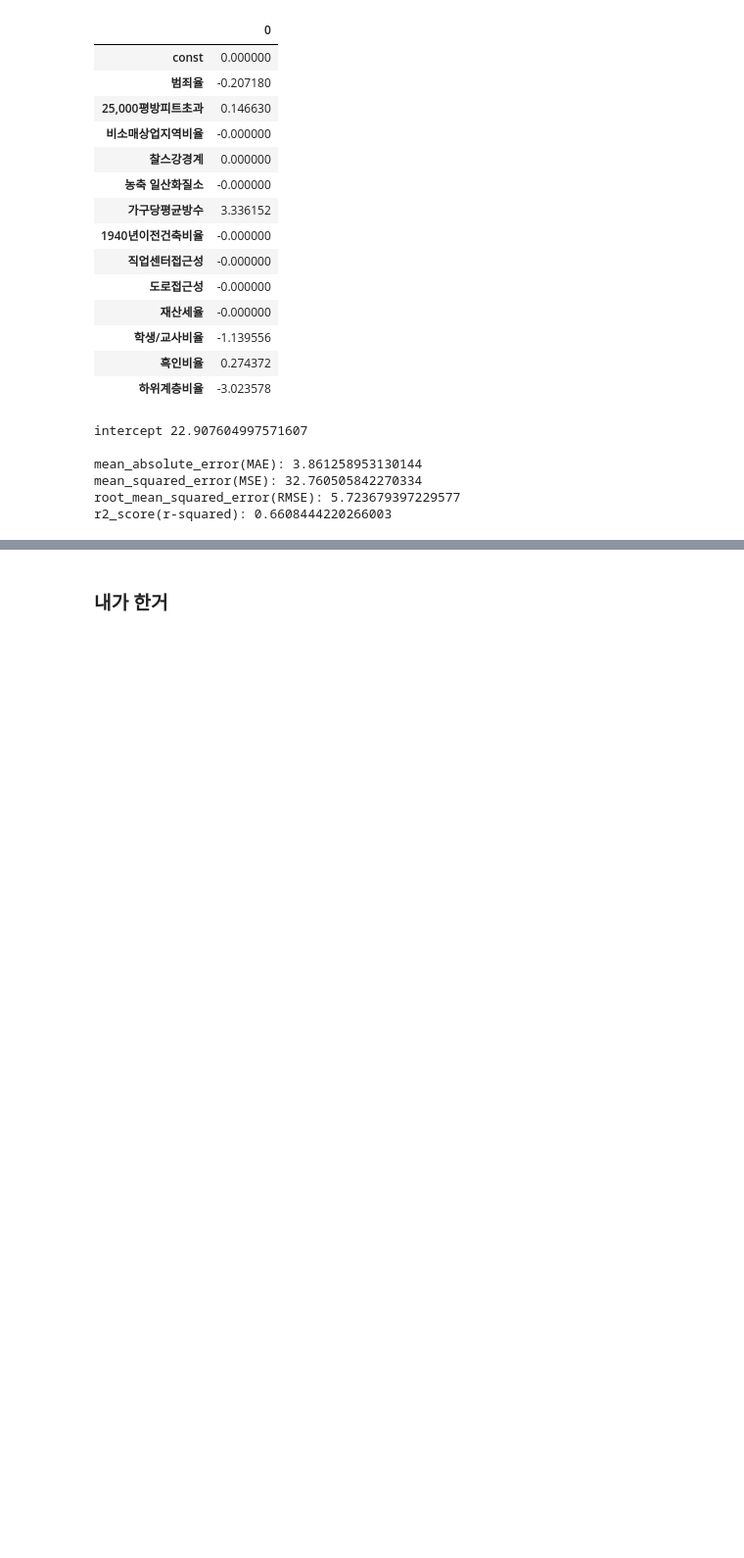
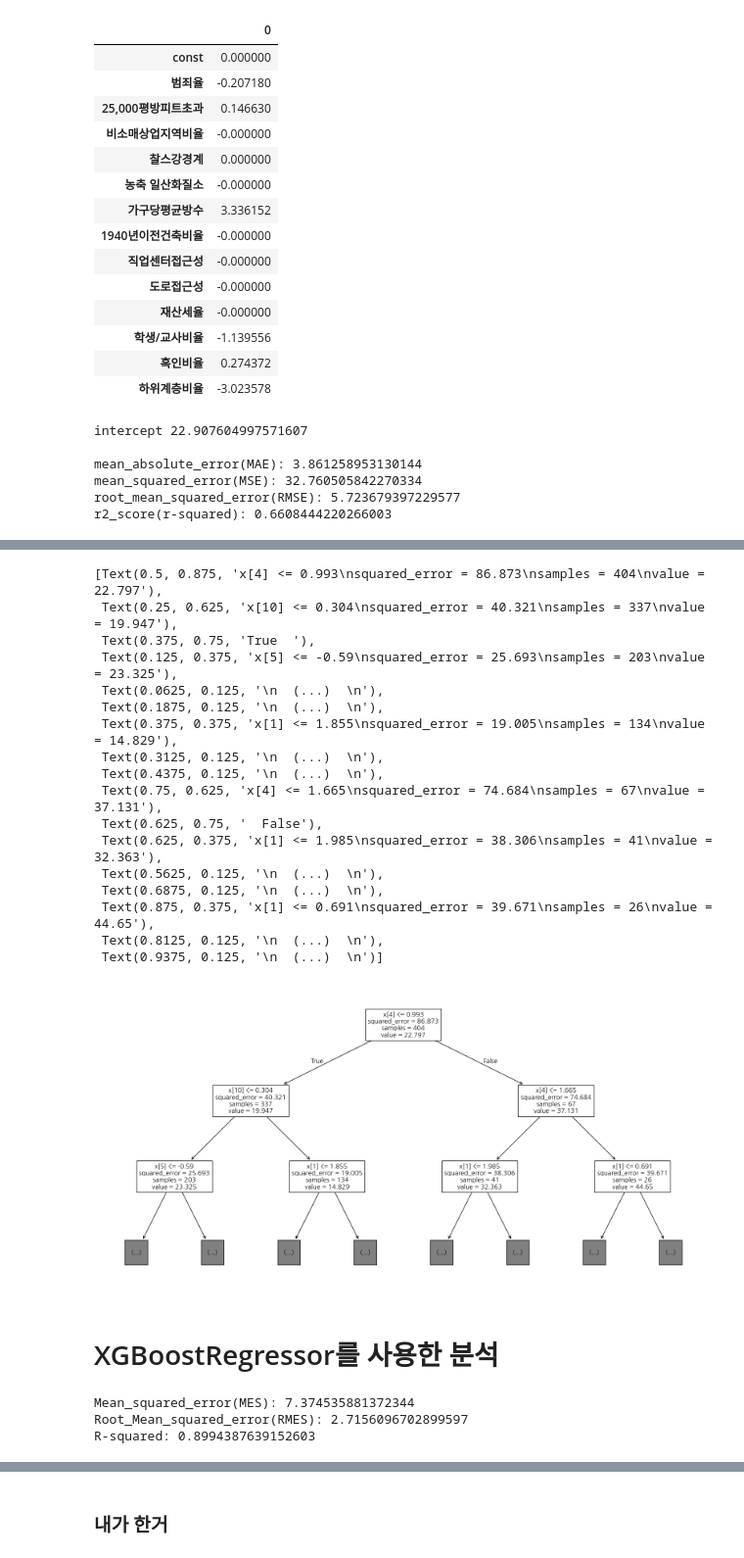
Before and after one commit to Minseos/-, a Jupyter notebook: 06_machine_learning/14_회귀분석_보스턴집값예측_라쏘_릿지_엘라스틱넷_내가.ipynb, the cells around one changed output, grey strips where cells are left out. Shown at 98% size. Cells and saved outputs as stored; diff of their text form; code cells hidden in the pictures; blank space fills up the shorter version.

```diff
--- a/06_machine_learning/14_회귀분석_보스턴집값예측_라쏘_릿지_엘라스틱넷_내가.ipynb
+++ b/06_machine_learning/14_회귀분석_보스턴집값예측_라쏘_릿지_엘라스틱넷_내가.ipynb
@@ -472,0 +492,7 @@ r2_score(r-squared): 0.6608444220266003
+# %%
+ridge = Ridge(alpha=3.0)
+ridge.fit(X2_train, y2_train)
+pred = ridge.predict(X2_test)
+print('Mean_squared_error(MES):', mean_squared_error(y2_test, pred))
+print('Root_Mean_squared_error(RMES):', np.sqrt(mean_squared_error(y2_test, pred)))
+print('R-squared:', r2_score(y2_test, pred))
@@ -472,0 +503,7 @@ r2_score(r-squared): 0.6608444220266003
+# %%
+ridge = Ridge(alpha=30.0)
+ridge.fit(X2_train, y2_train)
+pred = ridge.predict(X2_test)
+print('Mean_squared_error(MES):', mean_squared_error(y2_test, pred))
+print('Root_Mean_squared_error(RMES):', np.sqrt(mean_squared_error(y2_test, pred)))
+print('R-squared:', r2_score(y2_test, pred))
@@ -472,0 +518,7 @@ r2_score(r-squared): 0.6608444220266003
+# %%
+el_net = ElasticNet(alpha=1.0, l1_ratio=0.5)
+el_net.fit(X2_train, y2_train)
+pred = el_net.predict(X2_test)
+print('Mean_squared_error(MES):', mean_squared_error(y2_test, pred))
+print('Root_Mean_squared_error(RMES):', np.sqrt(mean_squared_error(y2_test, pred)))
+print('R-squared:', r2_score(y2_test, pred))
@@ -472,0 +537,9 @@ r2_score(r-squared): 0.6608444220266003
+# %%
+for i in range(1,11):
+    dtr = DecisionTreeRegressor(max_depth = i, random_state=7)
+    dtr.fit(X2_train, y2_train)
+    pred = dtr.predict(X2_test)
+    print('max_depth : ', i)
+    print('Mean_squared_error(MES):', mean_squared_error(y2_test, pred))
+    print('Root_Mean_squared_error(RMES):', np.sqrt(mean_squared_error(y2_test, pred)))
+    print('R-squared:', r2_score(y2_test, pred))
@@ -472,0 +579,25 @@ r2_score(r-squared): 0.6608444220266003
+# %%
+from sklearn.tree import plot_tree
+plt.figure(figsize=(20,10))
+plot_tree(dtr, max_depth=2)
+# %% [output]
+[Text(0.5, 0.875, 'x[4] <= 0.993\nsquared_error = 86.873\nsamples = 404\nvalue = 22.797'),
+ Text(0.25, 0.625, 'x[10] <= 0.304\nsquared_error = 40.321\nsamples = 337\nvalue = 19.947'),
+ Text(0.375, 0.75, 'True  '),
+ Text(0.125, 0.375, 'x[5] <= -0.59\nsquared_error = 25.693\nsamples = 203\nvalue = 23.325'),
+ Text(0.0625, 0.125, '\n  (...)  \n'),
+ Text(0.1875, 0.125, '\n  (...)  \n'),
+ Text(0.375, 0.375, 'x[1] <= 1.855\nsquared_error = 19.005\nsamples = 134\nvalue = 14.829'),
+ Text(0.3125, 0.125, '\n  (...)  \n'),
+ Text(0.4375, 0.125, '\n  (...)  \n'),
+ Text(0.75, 0.625, 'x[4] <= 1.665\nsquared_error = 74.684\nsamples = 67\nvalue = 37.131'),
+ Text(0.625, 0.75, '  False'),
+ Text(0.625, 0.375, 'x[1] <= 1.985\nsquared_error = 38.306\nsamples = 41\nvalue = 32.363'),
+ Text(0.5625, 0.125, '\n  (...)  \n'),
+ Text(0.6875, 0.125, '\n  (...)  \n'),
+ Text(0.875, 0.375, 'x[1] <= 0.691\nsquared_error = 39.671\nsamples = 26\nvalue = 44.65'),
+ Text(0.8125, 0.125, '\n  (...)  \n'),
+ Text(0.9375, 0.125, '\n  (...)  \n')]
+[figure, added]
+# %% [markdown]
+# XGBoostRegressor를 사용한 분석
@@ -472,0 +606,11 @@ r2_score(r-squared): 0.6608444220266003
+# %%
+xgb = XGBRegressor(n_estimators=500, max_depth=3, n_jobs=-1, random_state=7)
+xgb.fit(X2_train, y2_train)
+pred = xgb.predict(X2_test)
+print('Mean_squared_error(MES):', mean_squared_error(y2_test, pred))
+print('Root_Mean_squared_error(RMES):', np.sqrt(mean_squared_error(y2_test, pred)))
+print('R-squared:', r2_score(y2_test, pred))
+# %% [output]
+Mean_squared_error(MES): 7.374535881372344
+Root_Mean_squared_error(RMES): 2.7156096702899597
+R-squared: 0.8994387639152603
```
Also changed, not shown: parts of 32 cells of this notebook, 3 other files.
